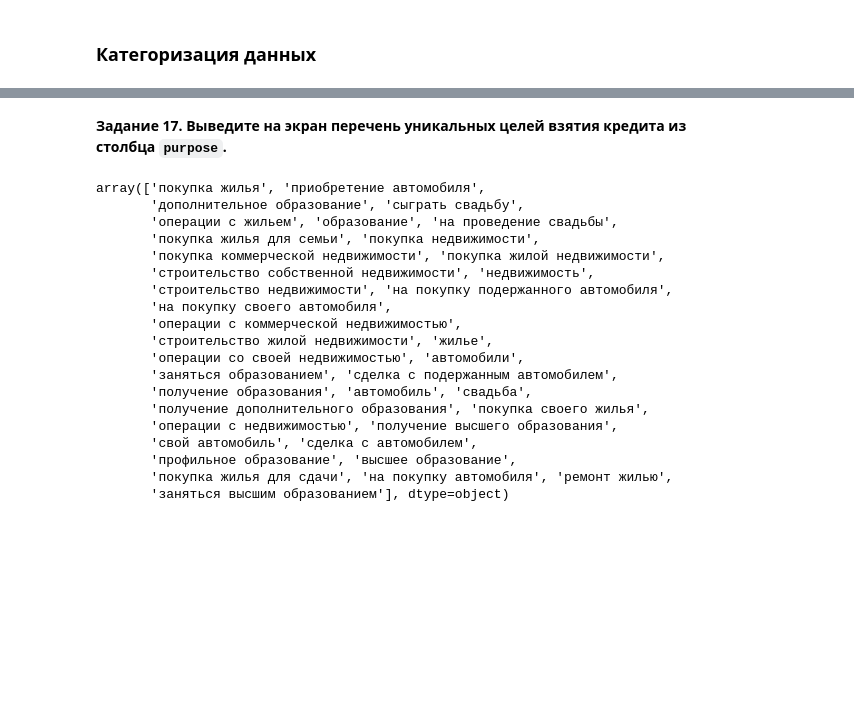
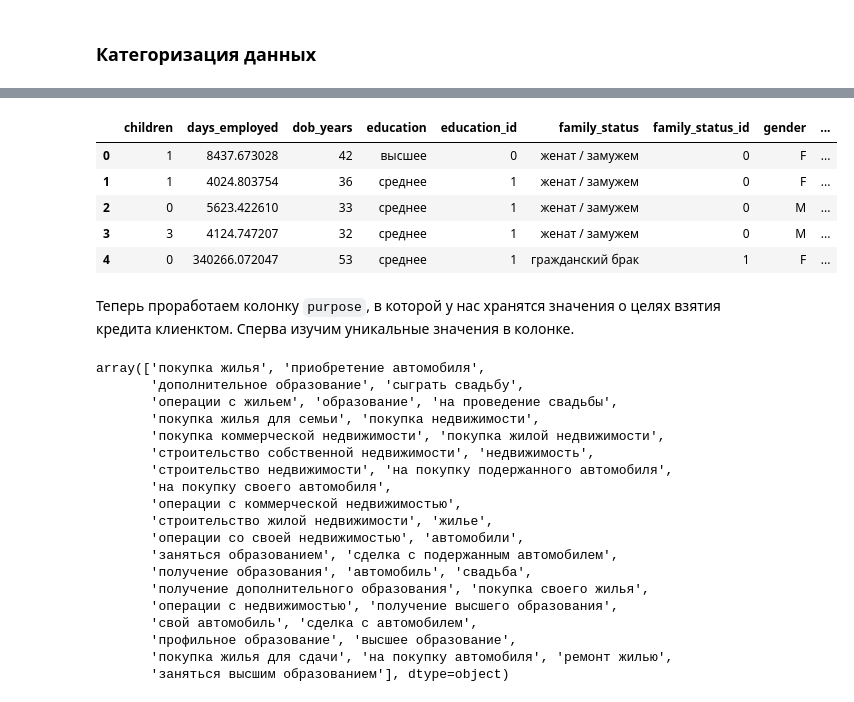
Before and after one commit to denzzers/semenoff_da23, a Jupyter notebook: #1_Project_Исследование_надежности заемщиков.ipynb, the cells around one changed output, grey strips where cells are left out. Cells and saved outputs as stored; diff of their text form; code cells hidden in the pictures; blank space fills up the shorter version.

```diff
--- a/#1_Project_Исследование_надежности заемщиков.ipynb
+++ b/#1_Project_Исследование_надежности заемщиков.ipynb
@@ -314,3 +354,13 @@ See the caveats in the documentation: https://pandas.pydata.org/pandas-docs/stab
-# %% [markdown]
-**Задание 17. Выведите на экран перечень уникальных целей взятия кредита из столбца `purpose`.**
+# %%
+# выведим таблицу и проверим новую колонку
+data.head()
+# %% [output]
+|  | children | days_employed | dob_years | education | education_id | family_status | family_status_id | gender | ... |
+| 0 | 1 | 8437.673028 | 42 | высшее | 0 | женат / замужем | 0 | F | ... |
+| 1 | 1 | 4024.803754 | 36 | среднее | 1 | женат / замужем | 0 | F | ... |
+| 2 | 0 | 5623.422610 | 33 | среднее | 1 | женат / замужем | 0 | M | ... |
+| 3 | 3 | 4124.747207 | 32 | среднее | 1 | женат / замужем | 0 | M | ... |
+| 4 | 0 | 340266.072047 | 53 | среднее | 1 | гражданский брак | 1 | F | ... |
+# %% [markdown]
+Теперь проработаем колонку `purpose`, в которой у нас хранятся значения о целях взятия кредита клиенктом. Сперва изучим уникальные значения в колонке.
 # %%
```
Also changed, not shown: parts of 54 cells of this notebook.
